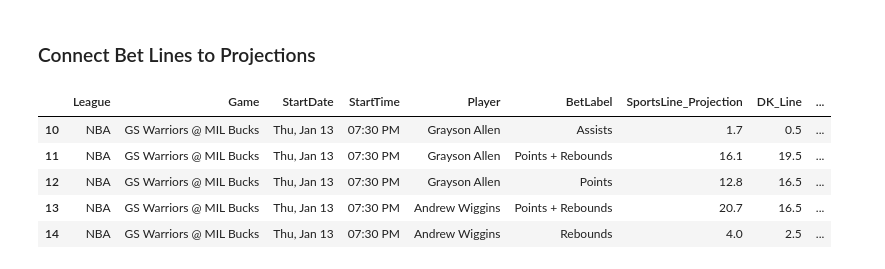
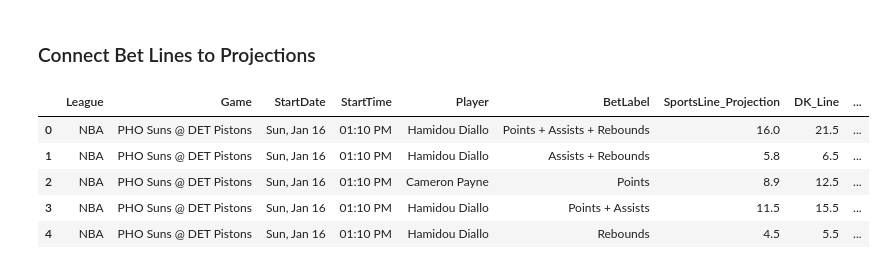
Before and after one commit to bcroarkin2726/SportsBetting, a Jupyter notebook: PlayerPropAnalysis/BetPropAnalysis_Updates.ipynb, the cells around one changed output. Cells and saved outputs as stored; diff of their text form; code cells hidden in the pictures.

```diff
--- a/PlayerPropAnalysis/BetPropAnalysis_Updates.ipynb
+++ b/PlayerPropAnalysis/BetPropAnalysis_Updates.ipynb
@@ -93,3 +146,7 @@ NBA_GameStats = pd.read_sql_query("SELECT * FROM NBA_GameStats", conn)
 conn.close()
 # %% [markdown]
 ## Pull Today's Data
+# %%
+# Returns the current local date
+today = date.today()
+print("Today date is: ", today)
@@ -358,2 +389,16 @@ NFL_SportsLine_Projections.head()
 # %% [markdown]
 ### Connect Bet Lines to Projections
+# %%
+# Connect to SQLite
+conn = sqlite3.connect('Data/PropAnalysis.db')
+
+# Query NBA_Players table into dataframe
+SportsLine_Projections = pd.read_sql_query("SELECT * FROM SportsLine_Projections", conn)
+# Drop duplicates from SporsLine_Projections table
+SportsLine_Projections = SportsLine_Projections.drop_duplicates(keep='last')
+
+# Close connection when done
+conn.close()
+# %%
+# Get a list of the players in the projections tables
+SportsLine_players = SportsLine_Projections['PLAYER'].to_list()
@@ -360,21 +417,4 @@ NFL_SportsLine_Projections.head()
 # %%
-# Get a list of the players in the projections tables
-nba_players = NBA_SportsLine_Projections['PLAYER'].to_list()
-nfl_players = NFL_SportsLine_Projections['PLAYER'].to_list()
-SportsLine_players = nba_players + nfl_players
-
-# For every row in bef_offers_df, check if the label contains the name of a player, if so add it to the Player column
-for i, row in bet_offers_dailydf.iterrows():
-    betLabel = row["BetLabel"]
-    player = [x for x in SportsLine_players if x in betLabel]
-    if len(player) > 0:
-        # Extract the player name from the list
-        player = player[0]
-        # Update the Player field in the df
-        bet_offers_dailydf.loc[i, "Player"] = player
-        # Update the BetLabel to remove the player name to isolate the stat
-        bet_offers_dailydf.loc[i, "BetLabel"] = betLabel.replace(player, "").strip()
-
 # Link the SportsLine projection fields with the bet label tracked
 stat_label_map = {
     'Assists': 'AST',
@@ -402,75 +442,84 @@ for i, row in bet_offers_dailydf.iterrows():
             if list(bet_parts) == stat_label_keys:
 
                 # Create a variable to store the NBA_SportsLine_Projection
-                NBA_SportsLine_Projection = 0
+                SportsLine_Projection = 0
+
                 # Loop over the bet parts and add the projections
                 for part in bet_parts:
                     # Use the player name and the statistic to look up the value in the NBA_SportsLine_Projections table
-                    projection = NBA_SportsLine_Projections.loc[NBA_SportsLine_Projections.PLAYER == player,
+                    projection = SportsLine_Projections.loc[SportsLine_Projections.PLAYER == player,
                                                                 stat_label_map[part]].iloc[0]
                     # Add the projection to the total
-                    NBA_SportsLine_Projection += projection
+                    SportsLine_Projection += projection
+
                 # Set the projection in the bet_offers_dailydf table
-                bet_offers_dailydf.loc[i, "SportsLine_Projection"] = NBA_SportsLine_Projection
+                bet_offers_dailydf.loc[i, "SportsLine_Projection"] = SportsLine_Projection
 
         elif len(bet_parts) == 2:
 
             # Check that both the labels are in the stat_label_lookup
             # If not this is likely due to a miss in the Player matching that results in overlap in the BetLabel
-            if (bet_parts[0] in stat_label_keys) & (bet_parts[1] in stat_label_keys) :
+            if (bet_parts[0] in stat_label_keys) & (bet_parts[1] in stat_label_keys):
+
                 # Create a variable to store the NBA_SportsLine_Projection
-                NBA_SportsLine_Projection = 0
+                SportsLine_Projection = 0
+
                 # Loop over the bet parts and add the projections
                 for part in bet_parts:
                     # Use the player name and the statistic to look up the value in the NBA_SportsLine_Projections table
-                    projection = NBA_SportsLine_Projections.loc[NBA_SportsLine_Projections.PLAYER == player,
+                    projection = SportsLine_Projections.loc[SportsLine_Projections.PLAYER == player,
                                                                 stat_label_map[part]].iloc[0]
                     # Add the projection to the total
-                    NBA_SportsLine_Projection += projection
+                    SportsLine_Projection += projection
+
                 # Set the projection in the bet_offers_dailydf table
-                bet_offers_dailydf.loc[i, "SportsLine_Projection"] = NBA_SportsLine_Projection
+                bet_offers_dailydf.loc[i, "SportsLine_Projection"] = SportsLine_Projection
 
         elif len(bet_parts) == 1:
 
             if BetLabel in stat_label_map.keys():
                 # Use the player name and the statistic to look up the value in the NBA_SportsLine_Projections table
-                NBA_SportsLine_Projection = NBA_SportsLine_Projections.loc[NBA_SportsLine_Projections.PLAYER == player,
+                SportsLine_Projection = SportsLine_Projections.loc[SportsLine_Projections.PLAYER == player,
                                                                            stat_label_map[BetLabel]].iloc[0]
                 # Set the projection in the bet_offers_dailydf table
-                bet_offers_dailydf.loc[i, "SportsLine_Projection"] = NBA_SportsLine_Projection
+                bet_offers_dailydf.loc[i, "SportsLine_Projection"] = SportsLine_Projection
 
         else:
 
             continue
 
     else:
 
         continue
 
 # Format columns
 bet_offers_dailydf['SportsLine_Projection'] = pd.to_numeric(bet_offers_dailydf['SportsLine_Projection'], errors='coerce')
 bet_offers_dailydf['DK_Line'] = pd.to_numeric(bet_offers_dailydf['DK_Line'], errors='coerce')
 bet_offers_dailydf['Outcome1_Label'] = bet_offers_dailydf['Outcome1_Label'].astype(str)
 bet_offers_dailydf['Outcome2_Label'] = bet_offers_dailydf['Outcome2_Label'].astype(str)
 
 # Add a column for difference between the projection and line
-bet_offers_dailydf["Line2ProjDiff"] = bet_offers_dailydf['SportsLine_Projection'] - bet_offers_dailydf['DK_Line']
+bet_offers_dailydf["Line2ProjDiff"] = abs(bet_offers_dailydf['SportsLine_Projection'] - bet_offers_dailydf['DK_Line'])
 # Add columns with the implied probabilities of the odds
 bet_offers_dailydf['Outcome1_ImpliedProbability'] = bet_offers_dailydf['Outcome1_Odds'].apply(impliedOdds)
 bet_offers_dailydf['Outcome2_ImpliedProbability'] = bet_offers_dailydf['Outcome2_Odds'].apply(impliedOdds)
 # Add a column for the bet "juice"
 bet_offers_dailydf['Bet_Juice'] = bet_offers_dailydf['Outcome1_ImpliedProbability']
 + bet_offers_dailydf['Outcome2_ImpliedProbability'] - 100
+# Add an empty column for the NBA_Stat that will be filled in later
+bet_offers_dailydf['NBA_Stat'] = 'NA'
 
 # Drop rows which contain any NaN value in the selected columns
 bet_offers_dailydf = bet_offers_dailydf.dropna(how='any', subset=['SportsLine_Projection', 'DK_Line'])
+# Reset the index
+bet_offers_dailydf.reset_index(inplace = True, drop = True)
 
 # Preview output
 bet_offers_dailydf.head()
 # %% [output]
 |  | League | Game | StartDate | StartTime | Player | BetLabel | SportsLine_Projection | DK_Line | ... |
-| 10 | NBA | GS Warriors @ MIL Bucks | Thu, Jan 13 | 07:30 PM | Grayson Allen | Assists | 1.7 | 0.5 | ... |
-| 11 | NBA | GS Warriors @ MIL Bucks | Thu, Jan 13 | 07:30 PM | Grayson Allen | Points + Rebounds | 16.1 | 19.5 | ... |
-| 12 | NBA | GS Warriors @ MIL Bucks | Thu, Jan 13 | 07:30 PM | Grayson Allen | Points | 12.8 | 16.5 | ... |
-| 13 | NBA | GS Warriors @ MIL Bucks | Thu, Jan 13 | 07:30 PM | Andrew Wiggins | Points + Rebounds | 20.7 | 16.5 | ... |
-| 14 | NBA | GS Warriors @ MIL Bucks | Thu, Jan 13 | 07:30 PM | Andrew Wiggins | Rebounds | 4.0 | 2.5 | ... |
+| 0 | NBA | PHO Suns @ DET Pistons | Sun, Jan 16 | 01:10 PM | Hamidou Diallo | Points + Assists + Rebounds | 16.0 | 21.5 | ... |
+| 1 | NBA | PHO Suns @ DET Pistons | Sun, Jan 16 | 01:10 PM | Hamidou Diallo | Assists + Rebounds | 5.8 | 6.5 | ... |
+| 2 | NBA | PHO Suns @ DET Pistons | Sun, Jan 16 | 01:10 PM | Cameron Payne | Points | 8.9 | 12.5 | ... |
+| 3 | NBA | PHO Suns @ DET Pistons | Sun, Jan 16 | 01:10 PM | Hamidou Diallo | Points + Assists | 11.5 | 15.5 | ... |
+| 4 | NBA | PHO Suns @ DET Pistons | Sun, Jan 16 | 01:10 PM | Hamidou Diallo | Rebounds | 4.5 | 5.5 | ... |
```
Also changed, not shown: parts of 38 cells of this notebook, 8 other files.
